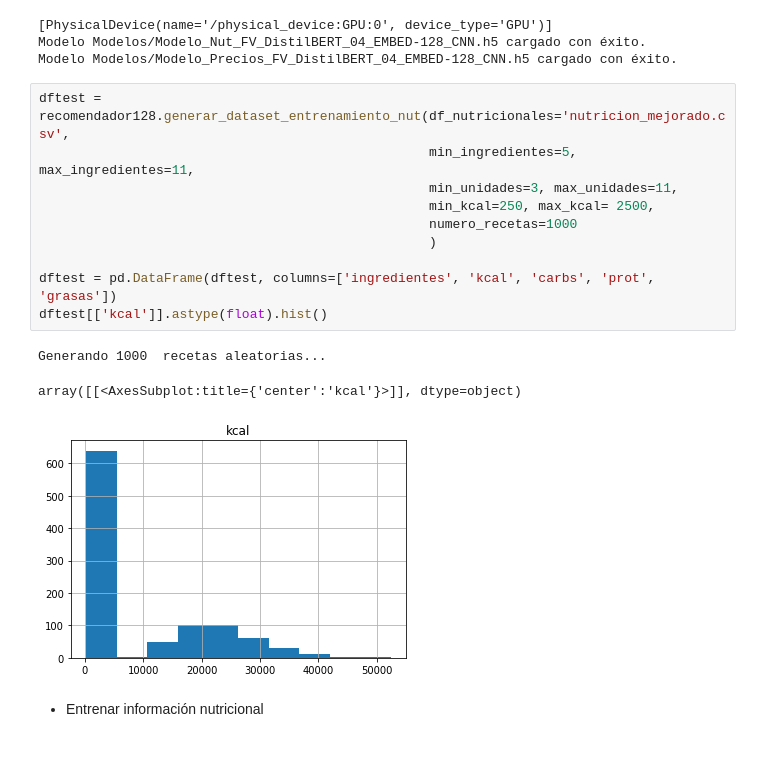
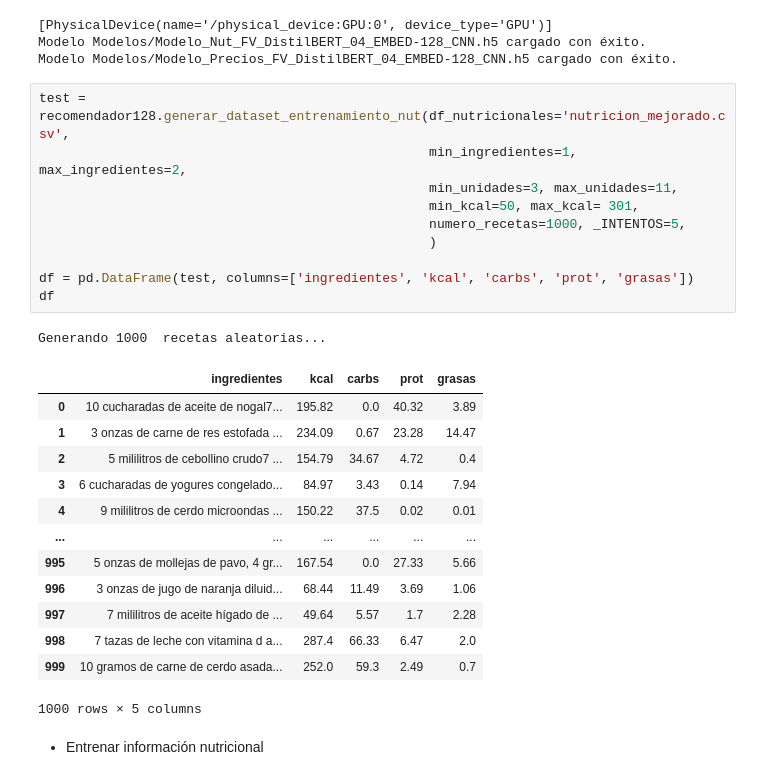
Before and after one commit to JorgeSauri/COMSINT, a Jupyter notebook: NB_Recomendador_COMSINT_LoopTraining_128.ipynb, the cells around one changed output. Saved outputs shown, nothing was run; the diff lists cells and outputs as text; blank space fills up the shorter version.

Commit message:
cambios
balanceo de datasets

```diff
--- a/NB_Recomendador_COMSINT_LoopTraining_128.ipynb
+++ b/NB_Recomendador_COMSINT_LoopTraining_128.ipynb
@@ -34,19 +34,30 @@ recomendador128.CargarModelo(emb_size=128, version=version)
 Modelo Modelos/Modelo_Nut_FV_DistilBERT_04_EMBED-128_CNN.h5 cargado con éxito.
 Modelo Modelos/Modelo_Precios_FV_DistilBERT_04_EMBED-128_CNN.h5 cargado con éxito.
 # %%
-dftest = recomendador128.generar_dataset_entrenamiento_nut(df_nutricionales='nutricion_mejorado.csv',
-                                                  min_ingredientes=5, max_ingredientes=11,
+test = recomendador128.generar_dataset_entrenamiento_nut(df_nutricionales='nutricion_mejorado.csv',
+                                                  min_ingredientes=1, max_ingredientes=2,
                                                   min_unidades=3, max_unidades=11,
-                                                  min_kcal=250, max_kcal= 2500,
-                                                  numero_recetas=1000
+                                                  min_kcal=50, max_kcal= 301,
+                                                  numero_recetas=1000, _INTENTOS=5,
                                                   )
 
-dftest = pd.DataFrame(dftest, columns=['ingredientes', 'kcal', 'carbs', 'prot', 'grasas'])
-dftest[['kcal']].astype(float).hist()
+df = pd.DataFrame(test, columns=['ingredientes', 'kcal', 'carbs', 'prot', 'grasas'])
+df
 # %% [output]
 Generando 1000  recetas aleatorias...
+|  | ingredientes | kcal | carbs | prot | grasas |
+| 0 | 10 cucharadas de aceite de nogal7... | 195.82 | 0.0 | 40.32 | 3.89 |
+| 1 | 3 onzas de carne de res estofada ... | 234.09 | 0.67 | 23.28 | 14.47 |
+| 2 | 5 mililitros de cebollino crudo7 ... | 154.79 | 34.67 | 4.72 | 0.4 |
+| 3 | 6 cucharadas de yogures congelado... | 84.97 | 3.43 | 0.14 | 7.94 |
+| 4 | 9 mililitros de cerdo microondas ... | 150.22 | 37.5 | 0.02 | 0.01 |
+| ... | ... | ... | ... | ... | ... |
+| 995 | 5 onzas de mollejas de pavo, 4 gr... | 167.54 | 0.0 | 27.33 | 5.66 |
+| 996 | 3 onzas de jugo de naranja diluid... | 68.44 | 11.49 | 3.69 | 1.06 |
+| 997 | 7 mililitros de aceite hígado de ... | 49.64 | 5.57 | 1.7 | 2.28 |
+| 998 | 7 tazas de leche con vitamina d a... | 287.4 | 66.33 | 6.47 | 2.0 |
+| 999 | 10 gramos de carne de cerdo asada... | 252.0 | 59.3 | 2.49 | 0.7 |
-array([[<AxesSubplot:title={'center':'kcal'}>]], dtype=object)
+1000 rows × 5 columns
-[figure, removed]
 # %% [markdown]
 * Entrenar información nutricional
 # %%
```
Also changed, not shown: parts of 1 cell of this notebook, 2 other files.
